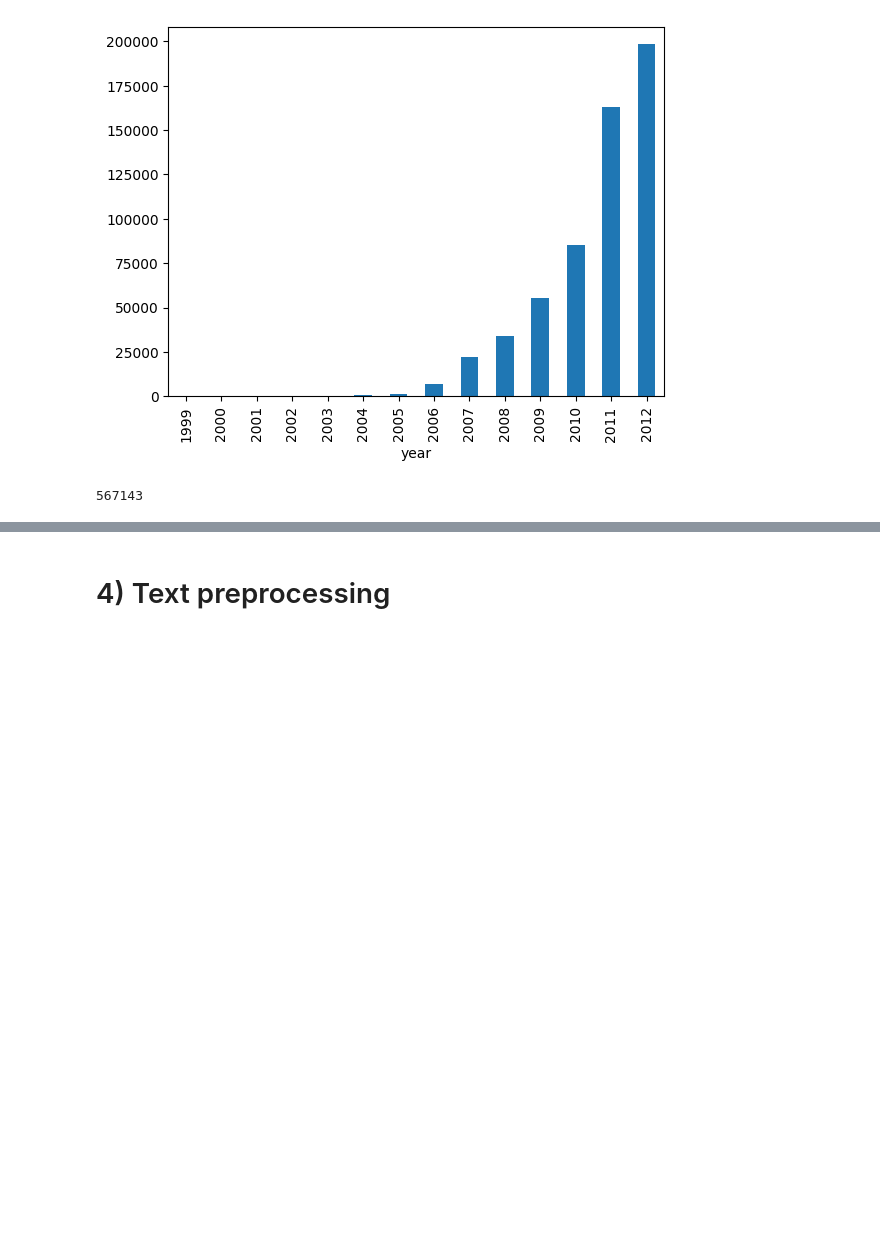
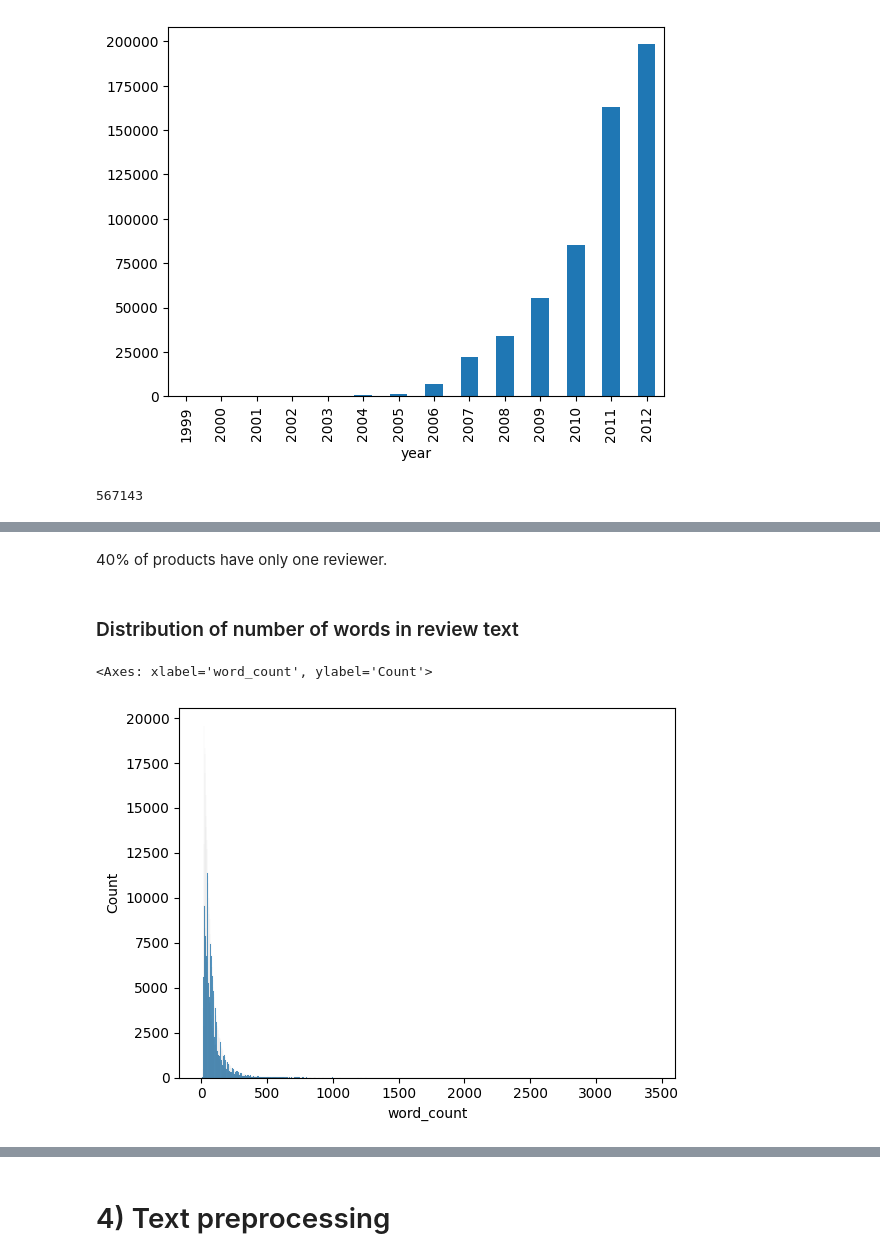
Before and after one commit to SophiaBouchama/review-analysis-teamc, a Jupyter notebook: code/preprocessing.ipynb, the cells around one changed output, grey strips where cells are left out. Drawn from its saved outputs; the diff is of its cells as text; code cells hidden in the pictures; blank space fills up the shorter version.

```diff
--- a/code/preprocessing.ipynb
+++ b/code/preprocessing.ipynb
@@ -283,0 +371,9 @@ reviews.shape[0]
+# %% [markdown]
+40% of products have only one reviewer.
+# %% [markdown]
+### Distribution of number of words in review text
+# %%
+sns.histplot(reviews['word_count'])
+# %% [output]
+<Axes: xlabel='word_count', ylabel='Count'>
+[figure, added]
```
Also changed, not shown: parts of 38 cells of this notebook.
